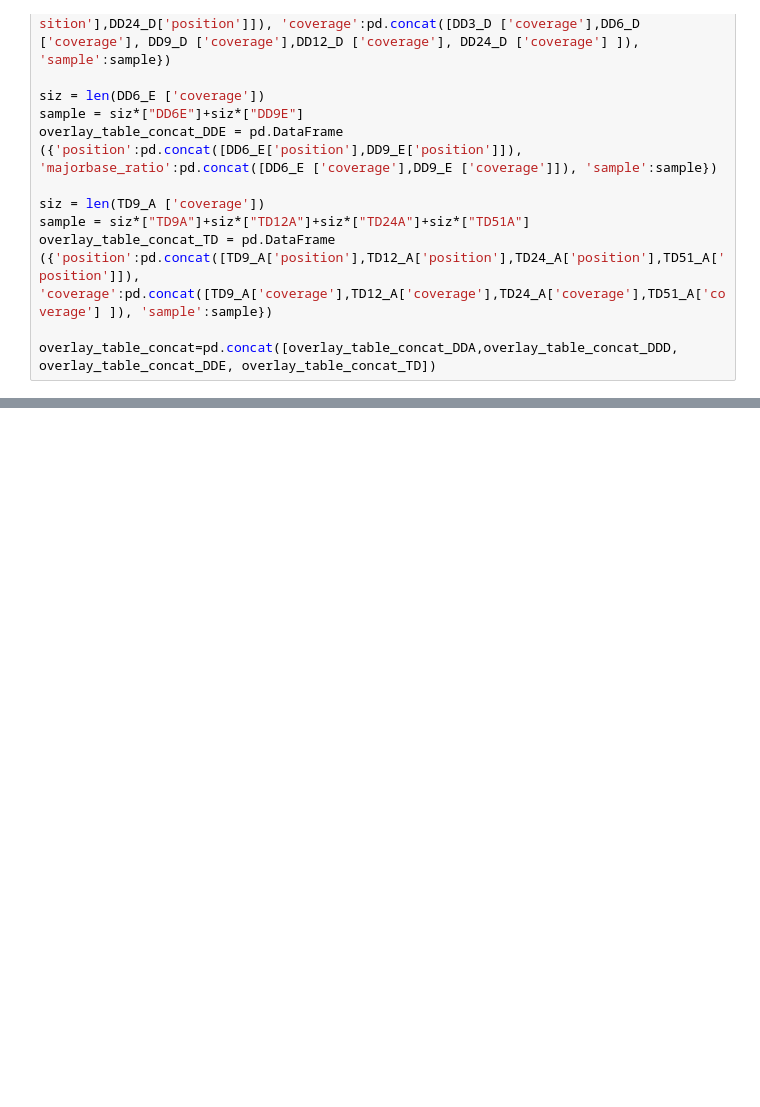
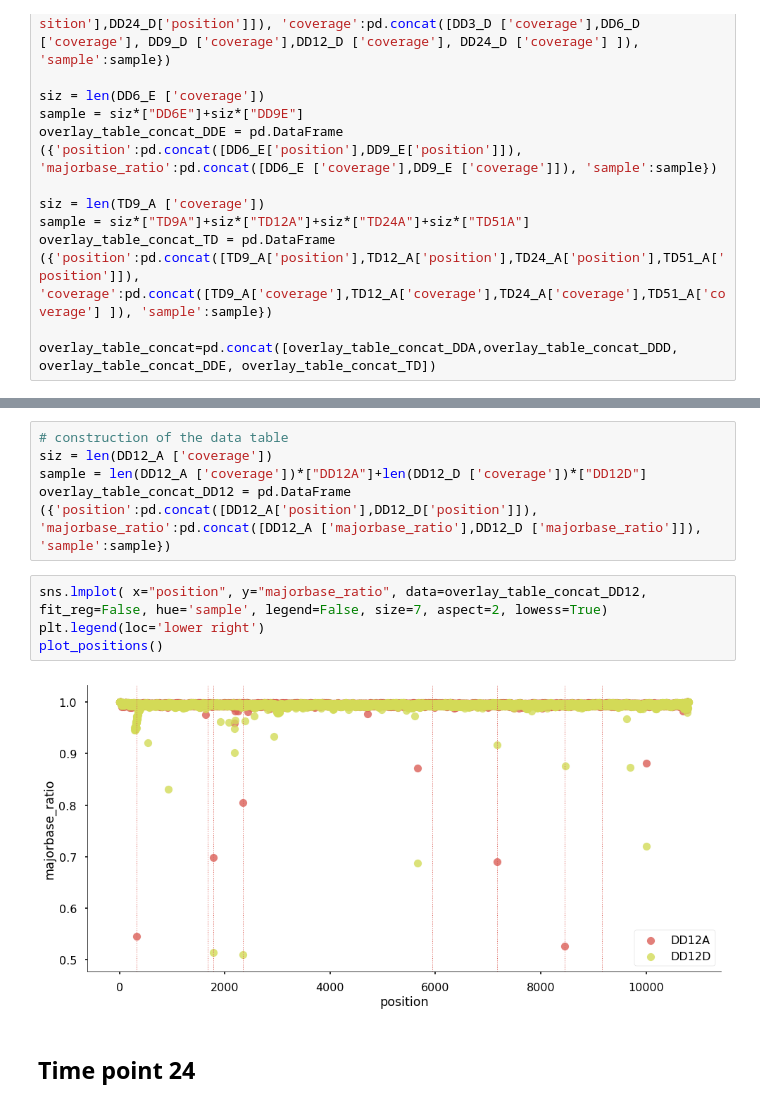
Before and after one commit to Boussau/Notebooks, a Jupyter notebook: Notebooks/Viromics/Analysis_of_first_libraries.ipynb, the cells around one changed output, grey strips where cells are left out. Drawn from its saved outputs; the diff is of its cells as text; blank space fills up the shorter version.

```diff
--- a/Notebooks/Viromics/Analysis_of_first_libraries.ipynb
+++ b/Notebooks/Viromics/Analysis_of_first_libraries.ipynb
@@ -169,0 +208,13 @@ SyntaxError: invalid syntax (<ipython-input-152-66094833e1ae>, line 1)
+# %%
+# construction of the data table
+siz = len(DD12_A ['coverage'])
+sample = len(DD12_A ['coverage'])*["DD12A"]+len(DD12_D ['coverage'])*["DD12D"]
+overlay_table_concat_DD12 = pd.DataFrame ({'position':pd.concat([DD12_A['position'],DD12_D['position']]), 'majorbase_ratio':pd.concat([DD12_A ['majorbase_ratio'],DD12_D ['majorbase_ratio']]), 'sample':sample})
+# %%
+sns.lmplot( x="position", y="majorbase_ratio", data=overlay_table_concat_DD12, fit_reg=False, hue='sample', legend=False, size=7, aspect=2, lowess=True)
+plt.legend(loc='lower right')
+plot_positions()
+# %% [output]
+[figure, added]
+# %% [markdown]
+## Time point 24
```
Also changed, not shown: parts of 16 cells of this notebook.
